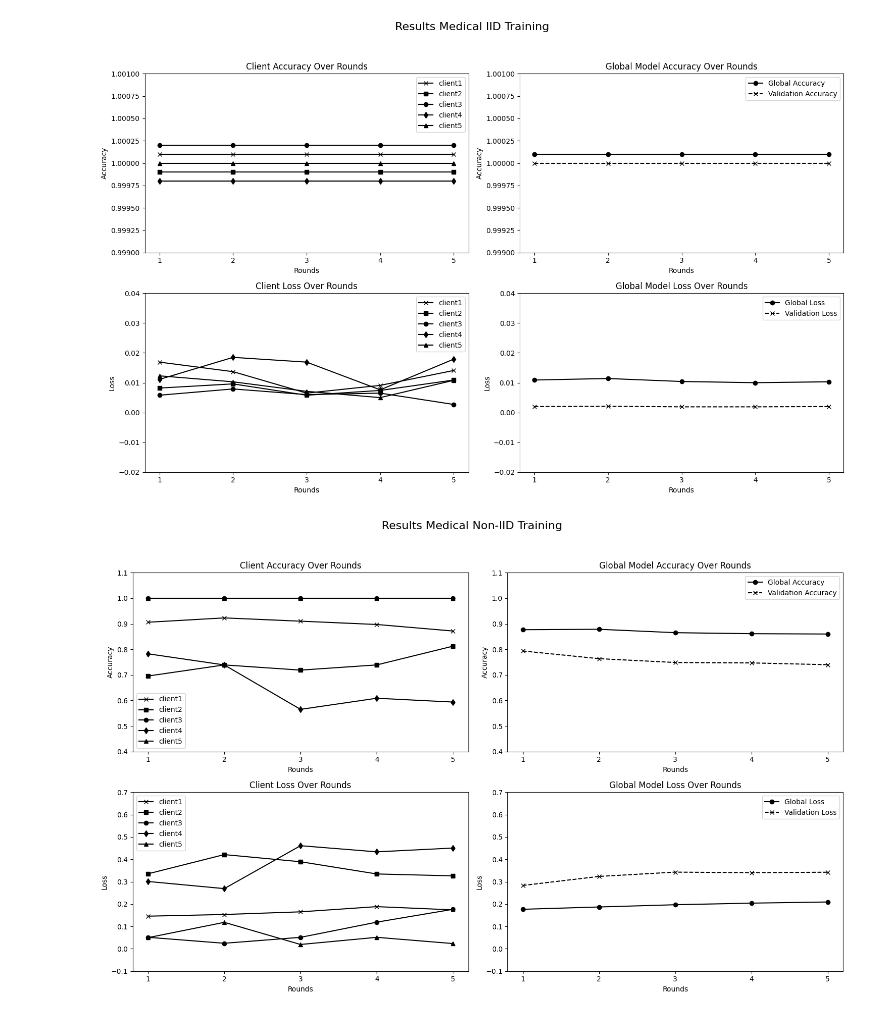
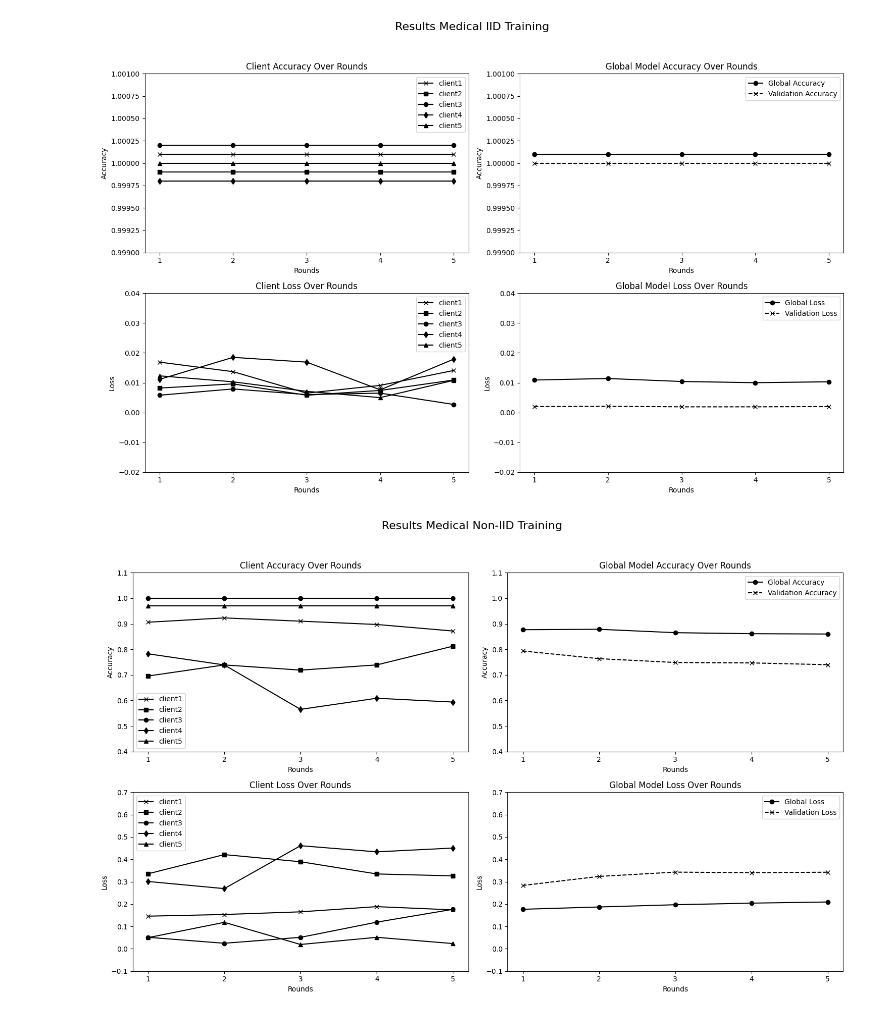
Before and after one commit to JoseRicoCct/Capstone_MScData_Sept23_SB, a Jupyter notebook: FLServer/JNs/TrainingScenariosResults.ipynb, the cells around one changed output. Cells and saved outputs as stored; diff of their text form; code cells hidden in the pictures.

```diff
--- a/FLServer/JNs/TrainingScenariosResults.ipynb
+++ b/FLServer/JNs/TrainingScenariosResults.ipynb
@@ -292,11 +292,11 @@ rounds = [1, 2, 3, 4, 5]
 
 # Client Metrics - Accuracy
 client_accuracies = {
-    'client1': [0.9062, 0.9231, 0.9103, 0.8974, 0.8718],
-    'client2': [0.6957, 0.7391, 0.7188, 0.7391, 0.8125],
-    'client3': [1.0000, 1.0000, 1.0000, 1.0000, 1.0000],
-    'client4': [0.7826, 0.7391, 0.5652, 0.6087, 0.5938],
-    'client5': [1.0000, 1.0000, 1.0000, 1.0000, 1.0000]
+    'client1': np.array([0.9062, 0.9231, 0.9103, 0.8974, 0.8718]),
+    'client2': np.array([0.6957, 0.7391, 0.7188, 0.7391, 0.8125]),
+    'client3': np.array([1.0000, 1.0000, 1.0000, 1.0000, 1.0000]),
+    'client4': np.array([0.7826, 0.7391, 0.5652, 0.6087, 0.5938]),
+    'client5': np.array([1.0000, 1.0000, 1.0000, 1.0000, 1.0000]) - 0.03 # jittering client 5 for better visibility
 }
 
 # Client Metrics - Loss
@@ -354,34 +354,34 @@ axs[0, 1].grid(False)
 for client, losses in client_losses.items():
     axs[1, 0].plot(rounds, losses, marker=client_markers[client], color='black', label=client, linestyle='-')
 axs[1, 0].set_title('Client Loss Over Rounds')
 axs[1, 0].set_xlabel('Rounds')
 axs[1, 0].set_ylabel('Loss')
 axs[1, 0].set_xticks(rounds)  # Set x-axis ticks to whole numbers only
 axs[1, 0].set_ylim(-0.1, 0.7)
 axs[1, 0].legend()
 axs[1, 0].grid(False)
 
 # Plot Global Model Loss
 axs[1, 1].plot(rounds, global_loss, marker='o', color='black', label='Global Loss', linestyle='-')
 axs[1, 1].plot(rounds, global_val_loss, marker='x', color='black', label='Validation Loss', linestyle='--')
 axs[1, 1].set_title('Global Model Loss Over Rounds')
 axs[1, 1].set_xlabel('Rounds')
 axs[1, 1].set_ylabel('Loss')
 axs[1, 1].set_xticks(rounds)  # Set x-axis ticks to whole numbers only
 axs[1, 1].set_ylim(-0.1, 0.7)
 axs[1, 1].legend()
 axs[1, 1].grid(False)
 
 # Add a common title
 fig.suptitle("Results Medical Non-IID Training", fontsize=16)
 
 # Adjust layout to make room for the main title
 plt.tight_layout(rect=[0, 0.03, 1, 0.95])
 
 # Show the plots
 plt.show()
 # %% [output]
-[figure, old version]
+[figure, new version]
 # %%
 from datetime import datetime
 
```
Also changed, not shown: parts of 1 cell of this notebook, 25 other files.
